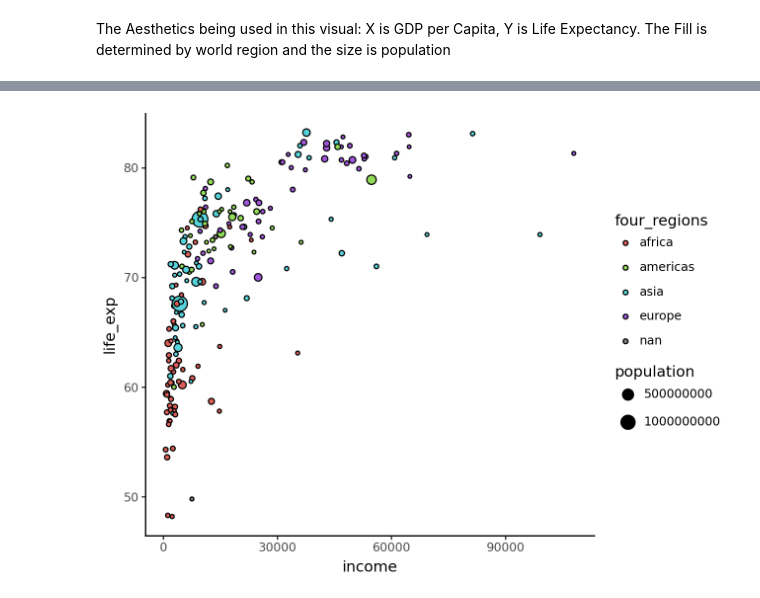
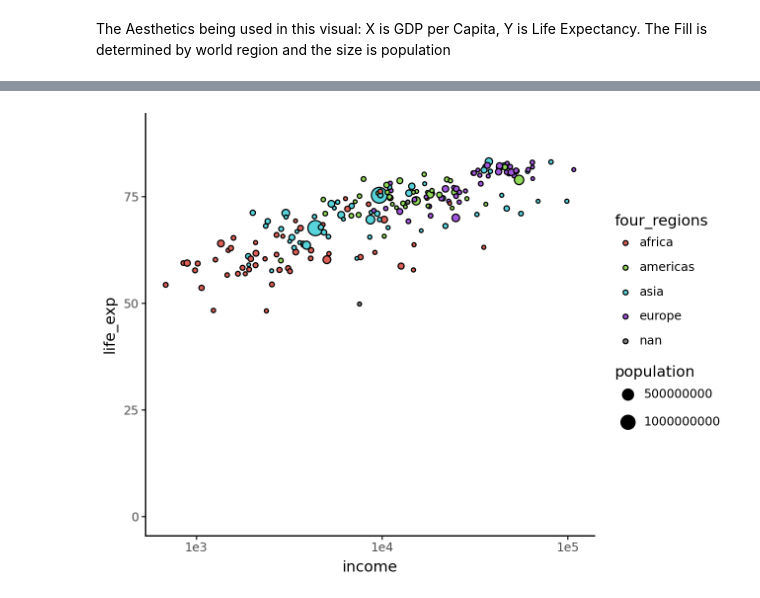
Before and after one commit to davisbove/GSB_544, a Jupyter notebook: Lab 1/Lab_1_Notebook.ipynb, the cells around one changed output, grey strips where cells are left out. Drawn from its saved outputs; the diff is of its cells as text; code cells hidden in the pictures.

```diff
--- a/Lab 1/Lab_1_Notebook.ipynb
+++ b/Lab 1/Lab_1_Notebook.ipynb
@@ -33,6 +33,6 @@ df1.head()
 # %%
 #Create graph
 
-(ggplot(df1, aes(x = "income", y = "life_exp", fill = "four_regions", size = "population"))+ geom_point()+ p9.theme_classic())
+(ggplot(df1, aes(x = "income", y = "life_exp", fill = "four_regions", size = "population"))+ geom_point()+ scale_x_log10() + lims(y = (0,90)) + theme_classic())
 # %% [output]
-[figure, old version]
+[figure, new version]
```
Also changed, not shown: parts of 15 cells of this notebook, 2 other files.
